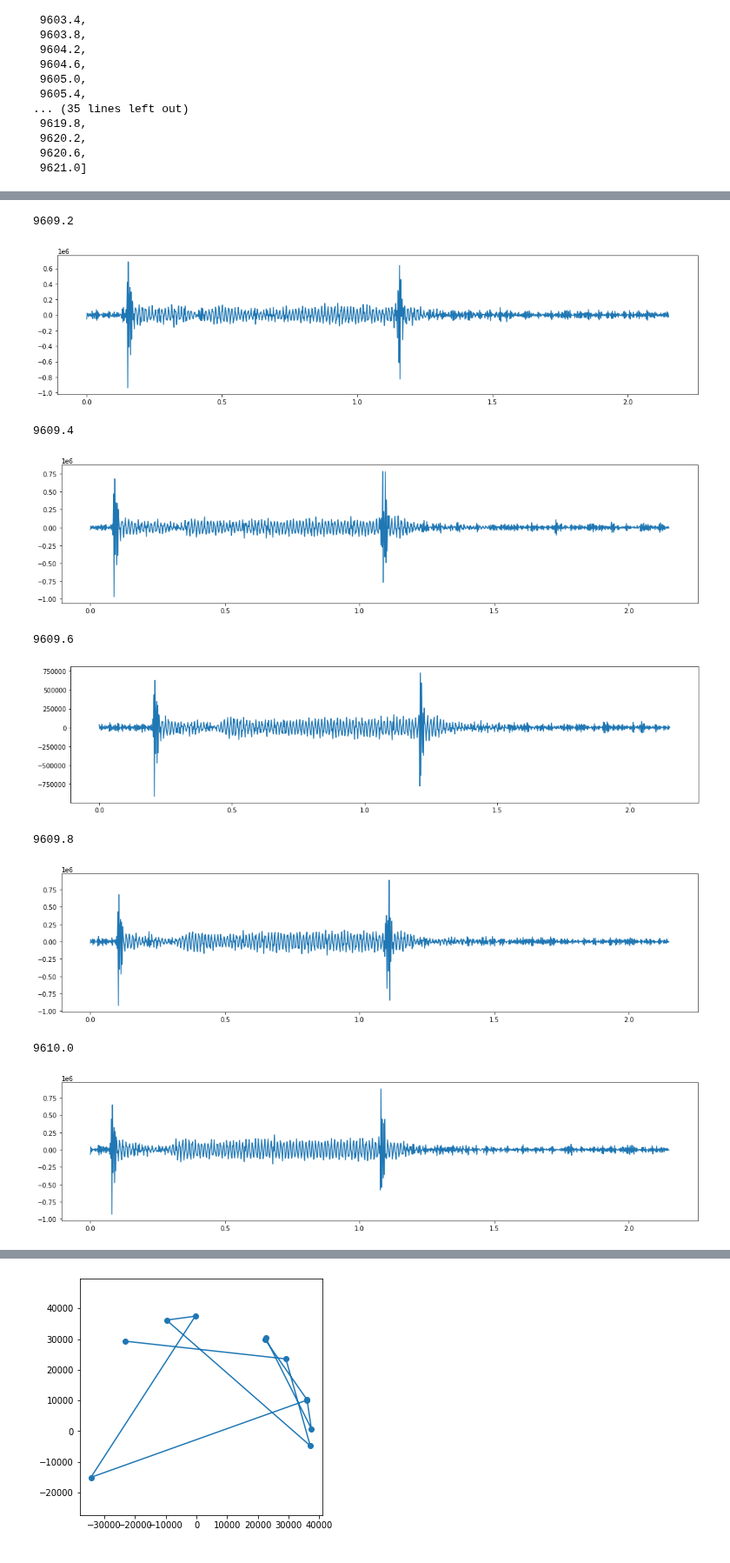
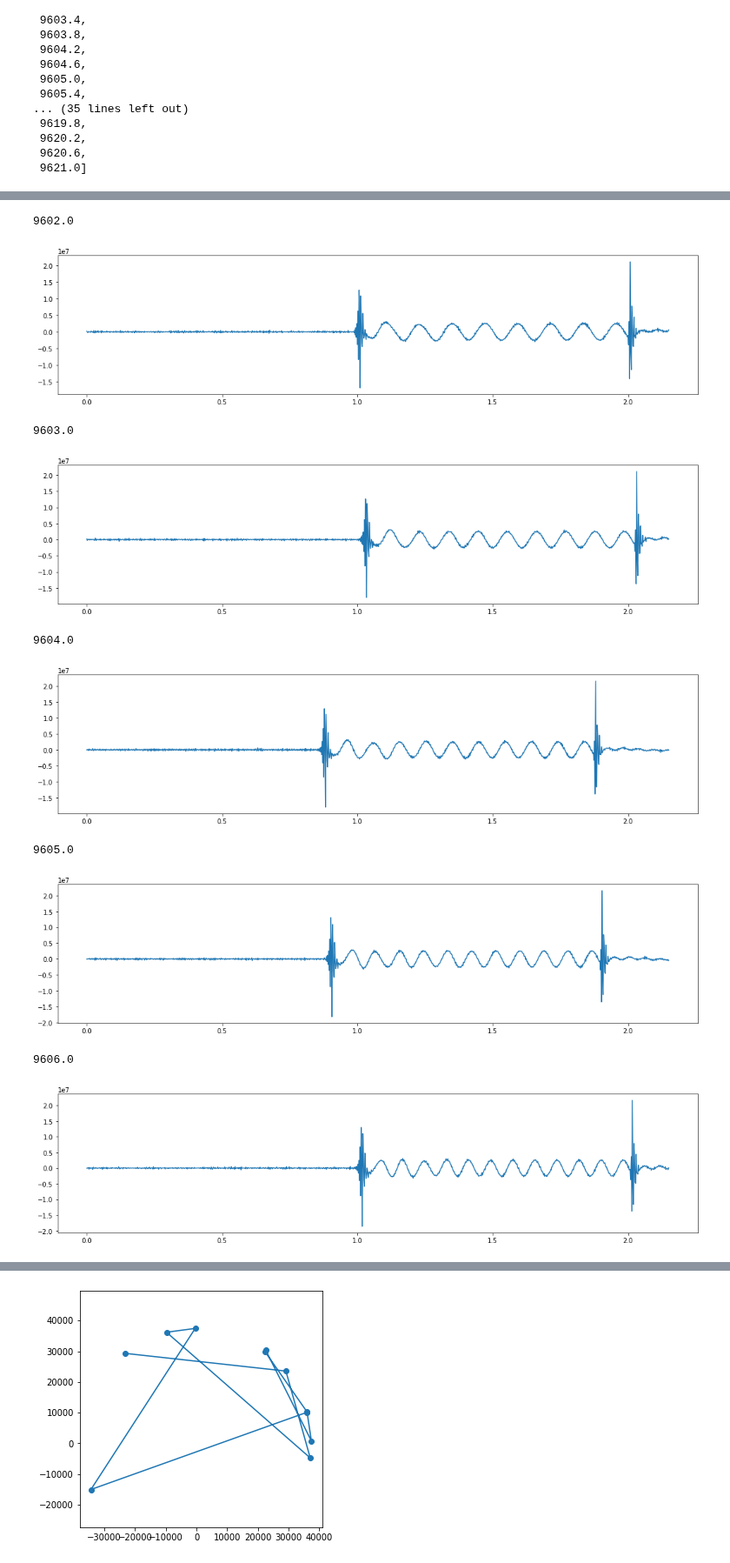
Before and after one commit to qiqb-osaka/qube-calib, a Jupyter notebook: SendRecv20220413.ipynb, the cells around one changed output, grey strips where cells are left out. Shown at 87% size. Cells and saved outputs as stored; diff of their text form; code cells hidden in the pictures.

```diff
--- a/SendRecv20220413.ipynb
+++ b/SendRecv20220413.ipynb
@@ -266,30 +274,39 @@ p.set_if(2700)
 p.get_status()
 set_vatt(p.upconv.vatt, 0x400)
 
-sr.ADDITIONAL_CAPTURE_DELAY = 100
+sr.ADDITIONAL_CAPTURE_DELAY = 0
 
-IF = 1475
+TARGET = 9611
+LO = 8500 # 500M
+IF = 1093.75 # (111//15.625)*15.625
+FAWG0 = TARGET - LO - IF
 
 p = QUBE.qube.ports[0] # Resonant Frequency 9611 MHz
-p.set_lo(8100)
+p.set_lo(LO)
 p.set_if(IF)
 p.get_status()
 #set_vatt(p.upconv.vatt, 0x700) # Max -45.93 dBm
 set_vatt(p.upconv.vatt, 0x600) # -49 dBm
 # RF = 9611 MHz = 8100 + 1400 + 111
 
+# 波形も 64 サンプルの倍数で作成する
+
 QUBE.qube.ad9082[0].set_nco(freq=IF*1e+6, ch=3, adc_mode=True)
 QUBE.qube.ad9082[1].set_nco(freq=IF*1e+6, ch=3, adc_mode=True)
 
-FAWG0 = 9611 - 8100 - IF
+
+#IF = TARGET - LO - FAWG0
+
+#FAWG0 = 9711 - LO - IF
+
 
 #Fawg = 151 # MHz
 
 rslt = []
 iq_mean = []
-for Fawg in FAWG0 + 2*np.linspace(-1,1,21):
+for Fawg in FAWG0 + 10*np.linspace(-1,1,21):
 # 0.1374435494319231for Fawg in 111 + np.ones(11):
-    print(8100 + IF + Fawg)
+    print(LO + IF + Fawg)
     wparams = sr.wave_params(
         num_wait_words = 0,
         ctrl_freq = 100, # MHz
@@ -298,7 +315,7 @@ for Fawg in FAWG0 + 2*np.linspace(-1,1,21):
         readout_wave_len = 1000, # ns,
         readout_blank_len = 0.1, # ms
         # num_chunk_repeats = 10000, # 積算回数
-        num_chunk_repeats = 1000, # 積算回数
+        num_chunk_repeats = 10000# 積算回数
     )
 
     # _ = [print(k, v.get_status()) for k, v in QUBE.qube.ports.items()]
@@ -335,12 +352,12 @@ for Fawg in FAWG0 + 2*np.linspace(-1,1,21):
-9609.2
+9602.0
-[figure, old version]
+[figure, new version]
-9609.4
+9603.0
-[figure, old version]
+[figure, new version]
-9609.6
+9604.0
-[figure, old version]
+[figure, new version]
-9609.8
+9605.0
-[figure, old version]
+[figure, new version]
-9610.0
+9606.0
-[figure, old version]
+[figure, new version]
 ... (30 outputs left out)
 # %%
```
Also changed, not shown: parts of 5 cells of this notebook.
